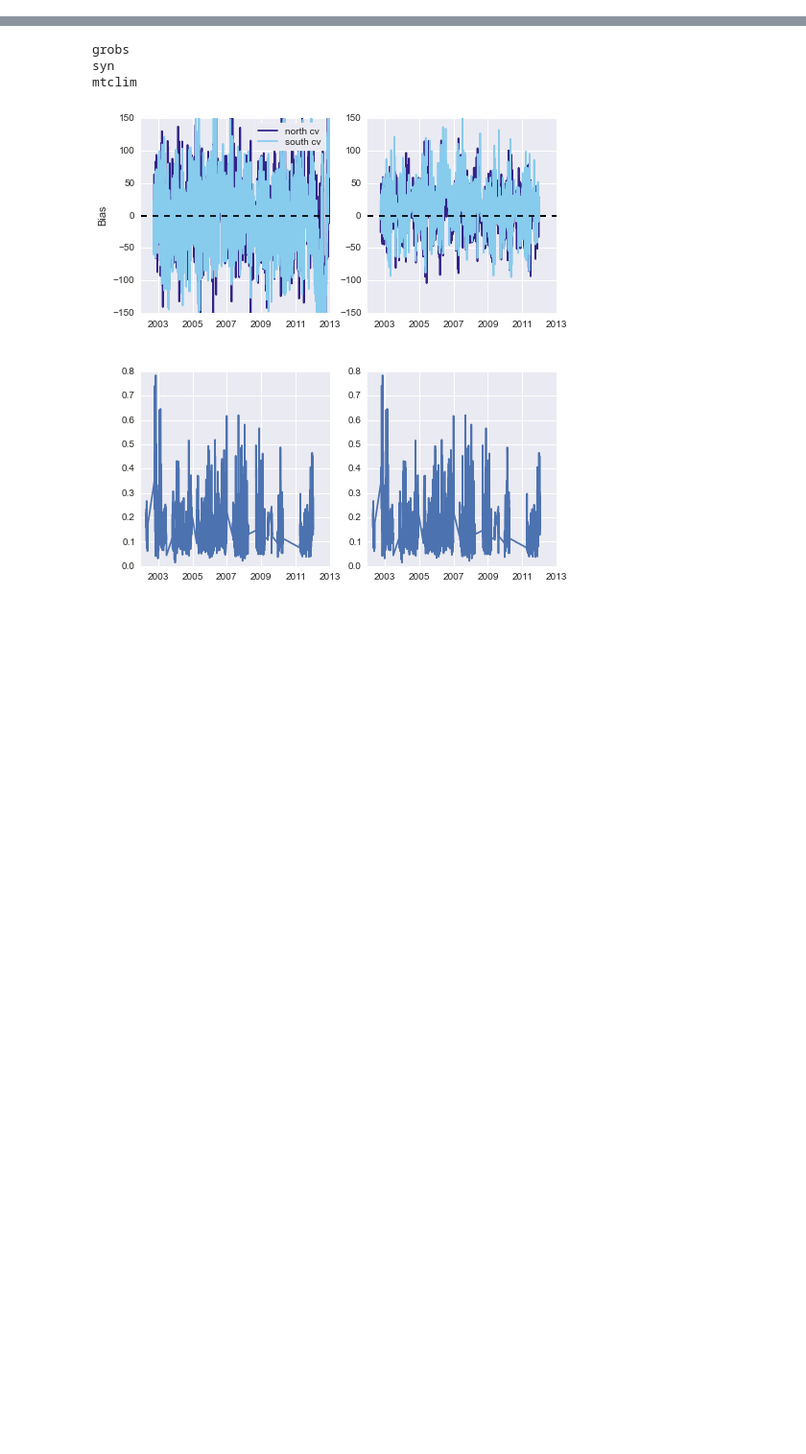
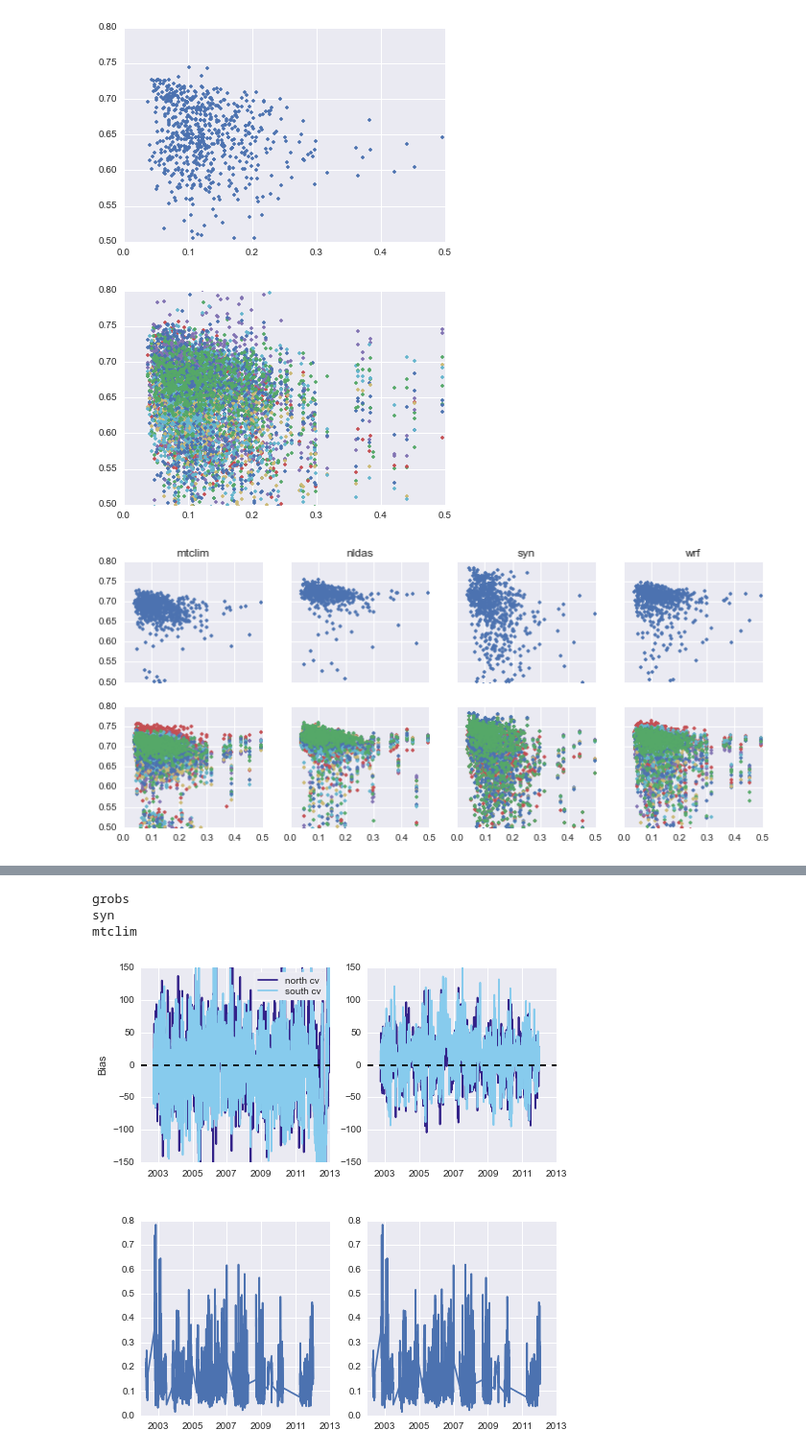
Before and after one commit to klapo/CalRad, a Jupyter notebook: CR.Aeronet.ipynb, the cells around one changed output, grey strips where cells are left out. Shown at 96% size. Saved outputs shown, nothing was run; the diff lists cells and outputs as text; code cells hidden in the pictures; blank space fills up the shorter version.

```diff
--- a/CR.Aeronet.ipynb
+++ b/CR.Aeronet.ipynb
@@ -233,0 +307,15 @@ array(['Alpaugh', 'ARVIN', 'Auburn', 'bee', 'BISHOP', 'BLACKWLL',
+# %%
+#### General attributes
+## Names
+# Product names
+pr_names = ['mtclim','nldas','syn','wrf']
+num_products = np.size(pr_names)
+grouping = ['north cv','south cv','west of crest','foothills','east of crest']
+
+## Plotting set-up
+colsche =   np.array([[51.,34.,138.],\
+            [136.,204.,238.],\
+            [17.,119.,71.],\
+            [221.,204.,119.],\
+            [204.,102.,119.]])
+colsche = np.divide(colsche,256.)
@@ -233,0 +354,54 @@ array(['Alpaugh', 'ARVIN', 'Auburn', 'bee', 'BISHOP', 'BLACKWLL',
+# %%
+#### Correlations - AOD
+# AOD
+a = grobs.aod.values
+# Transmissivity
+tau = grobs.SWdwn.where(np.logical_and(grobs['time.month'] > 5 ,grobs['time.month'] < 10))/ \
+        (np.sin(grobs.el.where(np.logical_and(grobs['time.month'] > 5 ,grobs['time.month'] < 10))*np.pi/180)*1365)
+
+## Correlation with transmissivity @ Fresno station
+# transmissivity
+plt.plot(a,tau.loc[{'station':'FRESNO'}].values,'.')
+ax = plt.gca()
+ax.set_ylim([.5,.8])
+ax.set_xlim([0,.5])
+
+## Correlation with transmissivity @ South CV stations
+# transmissivity
+plt.figure()
+plt.plot(a,tau.swap_dims({'station':'Grouping'}).loc[{'Grouping':'south cv'}].values,'.')
+ax = plt.gca()
+ax.set_ylim([.5,.8])
+ax.set_xlim([0,.5])
+
+## Correlation with transmissivity w/ products
+f, axes = plt.subplots(2, num_products, figsize=(12,5),sharey=True,sharex=True)
+for n,pr in enumerate(pr_names):
+    tau_pr = grobs[pr].where(np.logical_and(grobs['time.month'] > 5 ,grobs['time.month'] < 10))/ \
+        (np.sin(grobs.el.where(np.logical_and(grobs['time.month'] > 5 ,grobs['time.month'] < 10))*np.pi/180)*1365)
+
+    # @ Fresno
+    ax = axes[0,n]
+    ax.plot(a,tau_pr.loc[{'station':'FRESNO'}].values,'.')
+    ax.set_title(pr)
+
+    # over group
+    ax = axes[1,n]
+    ax.plot(a,tau_pr.swap_dims({'station':'Grouping'}).loc[{'Grouping':'south cv'}].values,'.')
+    ax.set_ylim([.5,.8])
+    ax.set_xlim([0,.5])
+
+#     print('Stats for :'+pr)
+#     d1 = datetime(2004,1,1)
+#     d2 = datetime(2011,1,1)
+#     obs = grobs_diff.loc[{'station':'FRESNO'}]
+#     a = aod.reindex(obs.time.values,fill_value=np.nan)
+#     obs['aod'] = (['time'],a)
+#     obs = obs.loc[d1:d2]
+
+#     print(pearsonr(obs.values[np.where(~np.isnan(obs.aod.values))],\\
+#                    obs.aod.values[np.where(~np.isnan(obs.aod.values))]))
+# %% [output]
+[figure, added]
+[figure, added]
+[figure, added]
```
Also changed, not shown: parts of 22 cells of this notebook.
